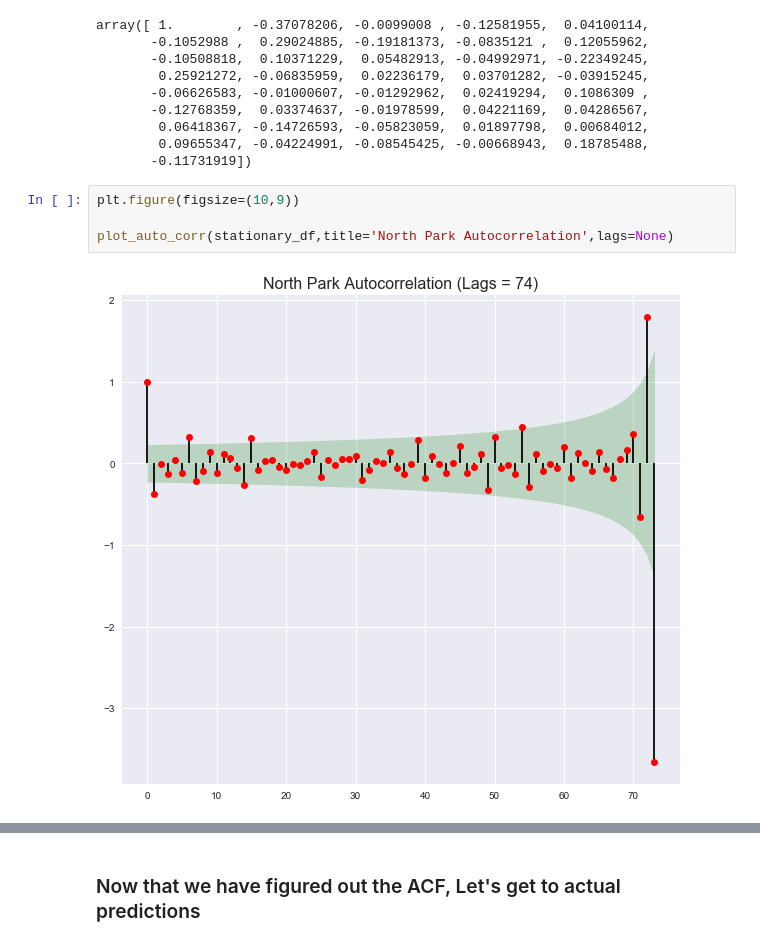
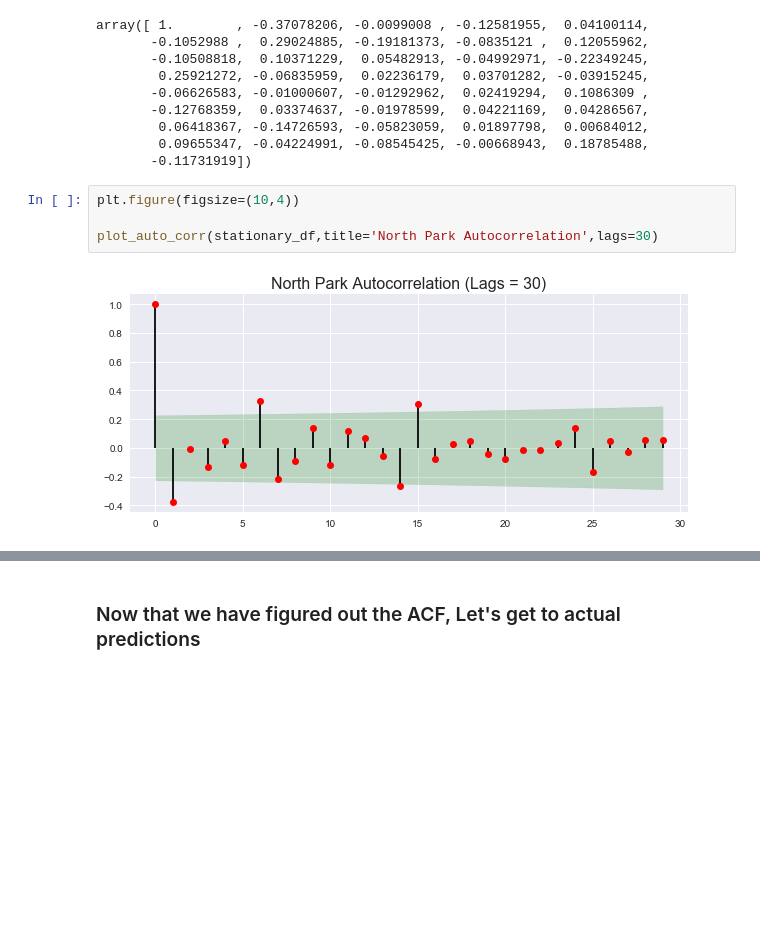
Before and after one commit to MichaelNormandyGavin/Zillow-Apartments, a Jupyter notebook: zillow_eda.ipynb, the cells around one changed output, grey strips where cells are left out. Saved outputs shown, nothing was run; the diff lists cells and outputs as text; blank space fills up the shorter version.

```diff
--- a/zillow_eda.ipynb
+++ b/zillow_eda.ipynb
@@ -505,11 +504,11 @@ array([ 1.        , -0.37078206, -0.0099008 , -0.12581955,  0.04100114,
         0.09655347, -0.04224991, -0.08545425, -0.00668943,  0.18785488,
        -0.11731919])
 # %%
-plt.figure(figsize=(10,9))
+plt.figure(figsize=(10,4))
 
-plot_auto_corr(stationary_df,title='North Park Autocorrelation',lags=None)
+plot_auto_corr(stationary_df,title='North Park Autocorrelation',lags=30)
 # %% [output]
-[figure, old version]
+[figure, new version]
 # %%
 autocorrelate(stationary_df,conf_int=True,lags=30)
 # %% [output]
```
Also changed, not shown: parts of 8 cells of this notebook.
